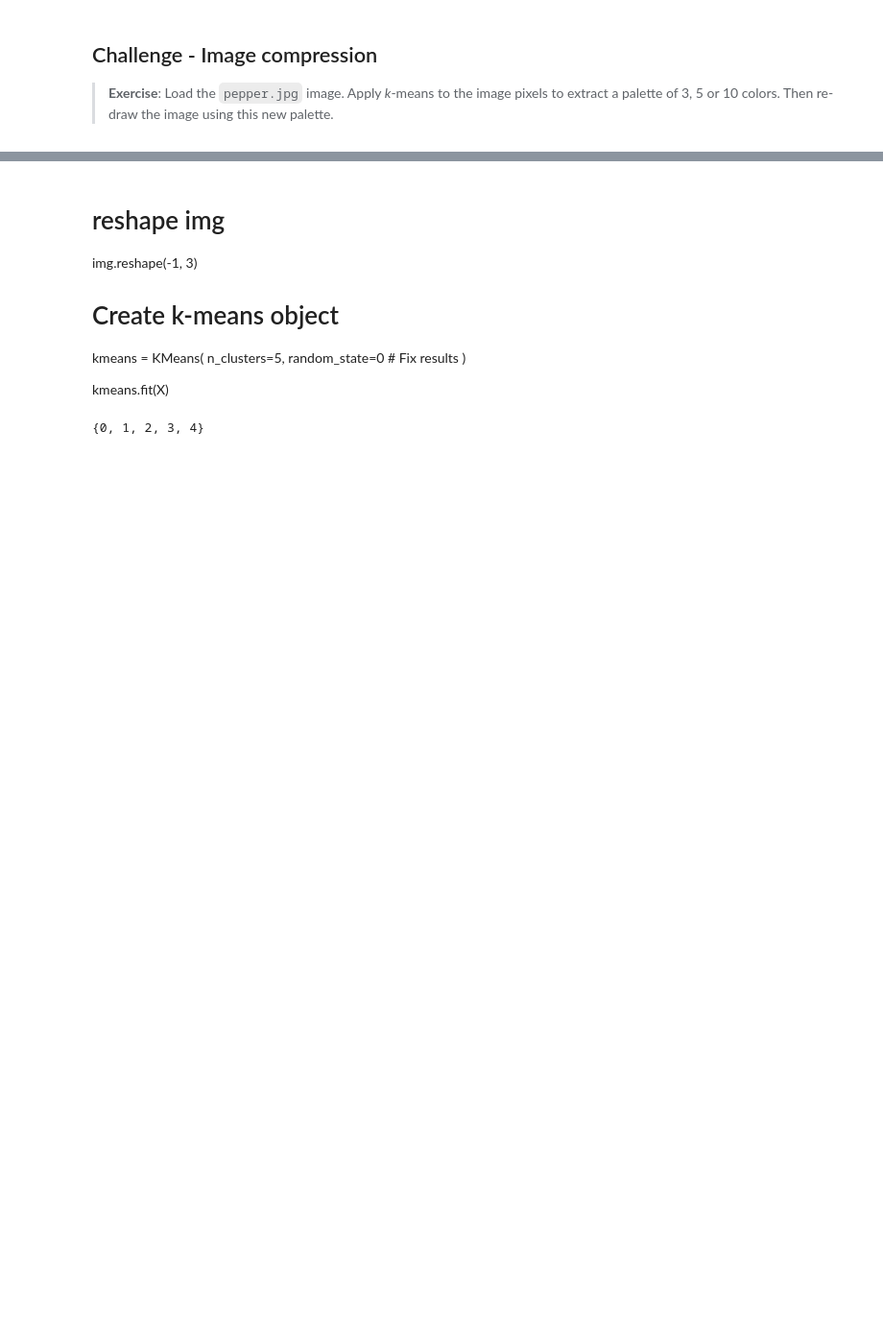
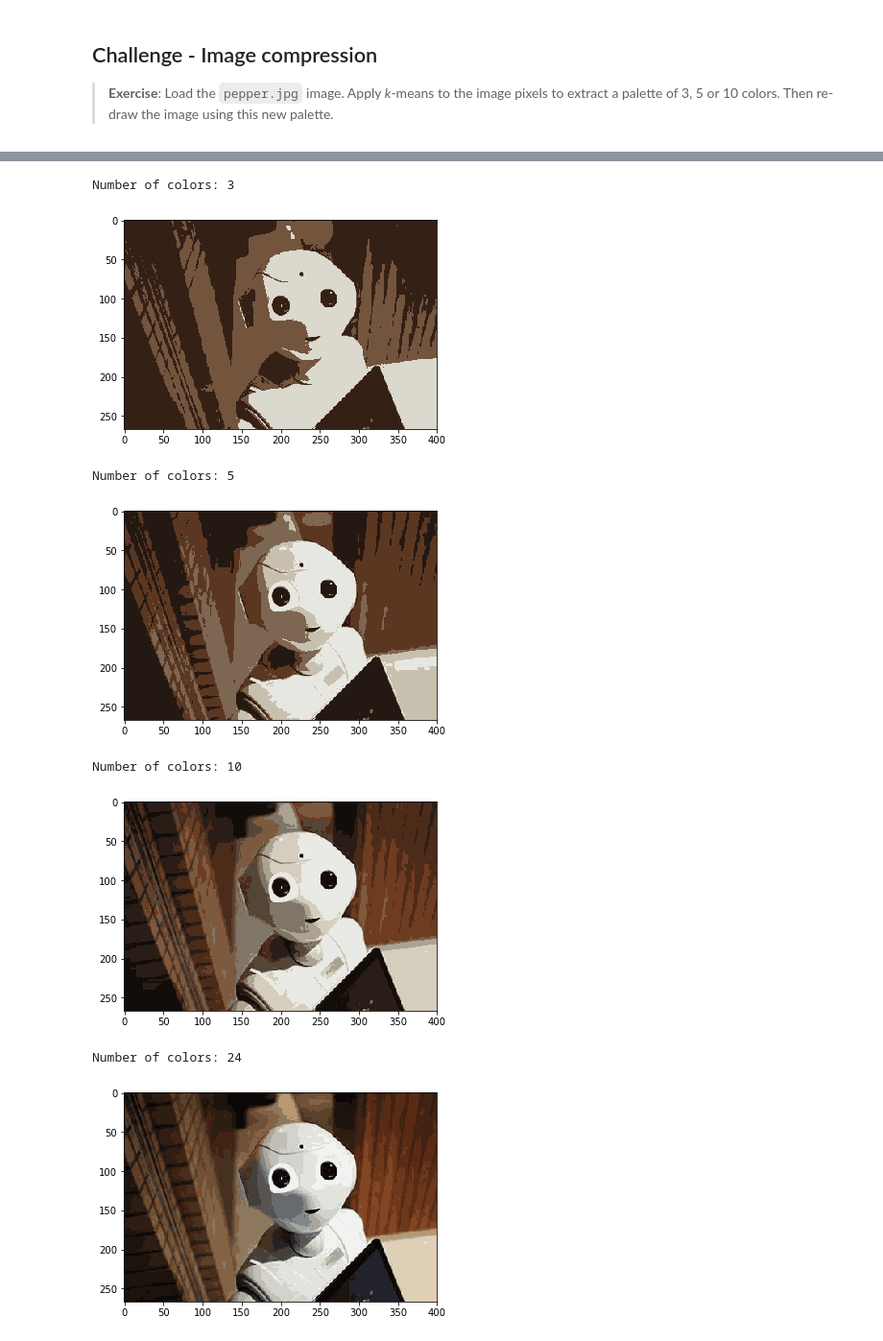
Before and after one commit to xnicolovici/machine_learning, a Jupyter notebook: notebooks/Course No 4/06. Clustering and dimensionality reduction/03. Exercise - Chicago gambling crimes/02 Exercise - K-means.ipynb, the cells around one changed output, grey strips where cells are left out. Shown at 96% size. Cells and saved outputs as stored; diff of their text form; code cells hidden in the pictures; blank space fills up the shorter version.

```diff
--- a/notebooks/Course No 4/06. Clustering and dimensionality reduction/03. Exercise - Chicago gambling crimes/02 Exercise - K-means.ipynb
+++ b/notebooks/Course No 4/06. Clustering and dimensionality reduction/03. Exercise - Chicago gambling crimes/02 Exercise - K-means.ipynb
@@ -88,15 +100,33 @@ plt.show()
-# %% [markdown]
-# reshape img
-img.reshape(-1, 3)
-
-# Create k-means object
-kmeans = KMeans(
-    n_clusters=5,
-    random_state=0 # Fix results
-)
-
-kmeans.fit(X)
-# %%
-set(kmeans.labels_)
-# %% [output]
-{0, 1, 2, 3, 4}
+# %%
+
+for i in (3, 5, 10, 24):
+
+    # Create k-means object
+    kmeans = KMeans(n_clusters=i, random_state=0)
+
+    # reshape img
+    X=img.reshape(-1, 3)
+
+    kmeans.fit(X)
+
+    print("Number of colors:", i)
+
+    palette=kmeans.cluster_centers_
+
+    labels=kmeans.labels_
+
+    new_pixels=palette[labels]
+
+    new_img=new_pixels.reshape(img.shape)
+
+    plt.imshow(new_img/255)
+    plt.show()
+# %% [output]
+Number of colors: 3
+[figure, added]
+Number of colors: 5
+[figure, added]
+Number of colors: 10
+[figure, added]
+Number of colors: 24
+[figure, added]
```
Also changed, not shown: parts of 6 cells of this notebook, 5 other files.
